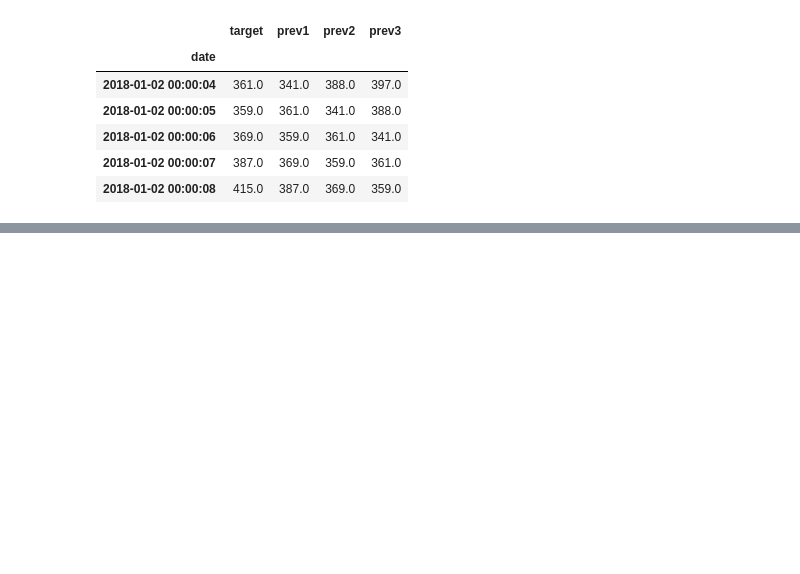
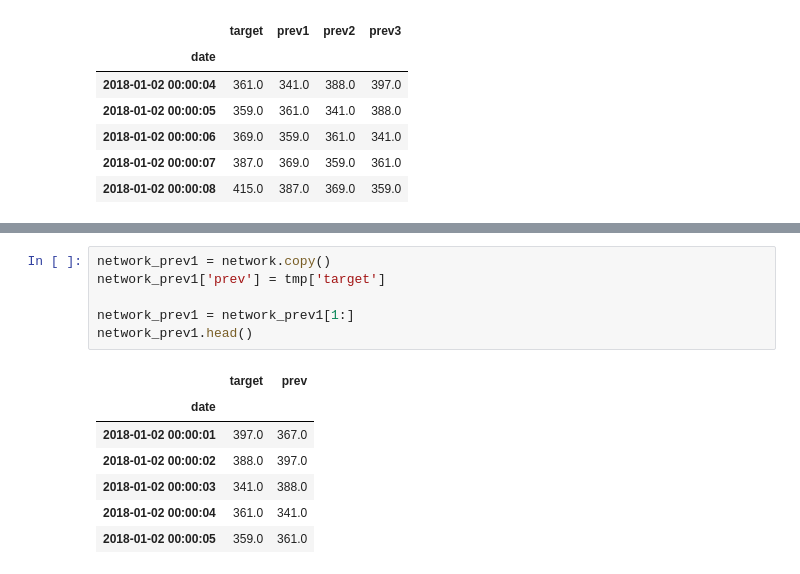
Before and after one commit to nywoo-o/Statistics, a Jupyter notebook: real_time_mtr_arima.ipynb, the cells around one changed output, grey strips where cells are left out. Drawn from its saved outputs; the diff is of its cells as text; blank space fills up the shorter version.

```diff
--- a/real_time_mtr_arima.ipynb
+++ b/real_time_mtr_arima.ipynb
@@ -155,0 +177,14 @@ for next in range(10001, 172701):
+# %%
+network_prev1 = network.copy()
+network_prev1['prev'] = tmp['target']
+
+network_prev1 = network_prev1[1:]
+network_prev1.head()
+# %% [output]
+|  | target | prev |
+| date |  |  |
+| 2018-01-02 00:00:01 | 397.0 | 367.0 |
+| 2018-01-02 00:00:02 | 388.0 | 397.0 |
+| 2018-01-02 00:00:03 | 341.0 | 388.0 |
+| 2018-01-02 00:00:04 | 361.0 | 341.0 |
+| 2018-01-02 00:00:05 | 359.0 | 361.0 |
```
Also changed, not shown: parts of 6 cells of this notebook.
